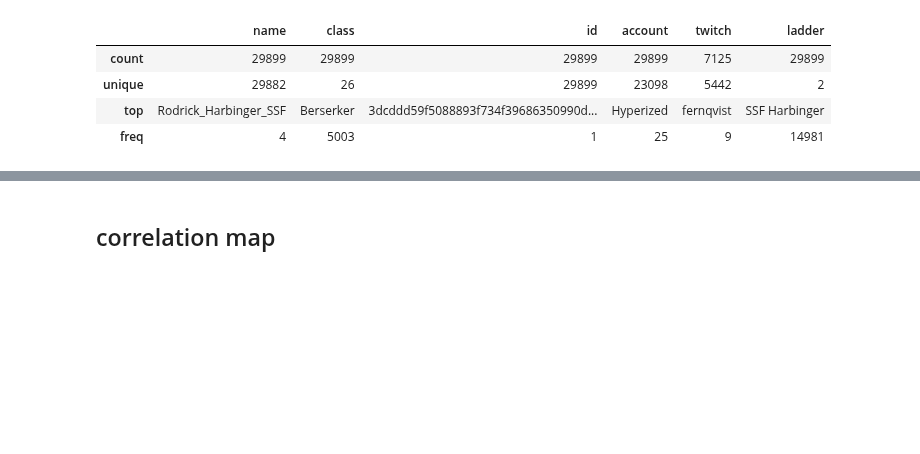
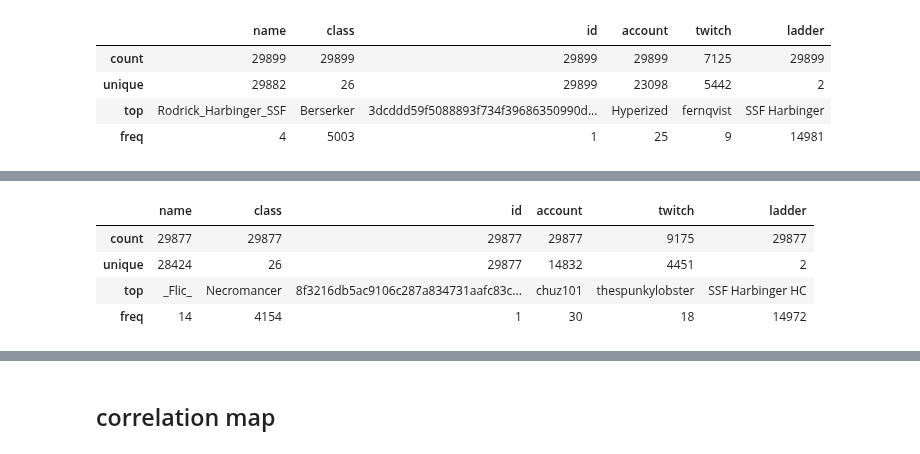
Before and after one commit to Angela-Park-JE/TIL_ver1, a Jupyter notebook: ToyPJT-POE_user/poe_stats_3_EDA_1.ipynb, the cells around one changed output, grey strips where cells are left out. Cells and saved outputs as stored; diff of their text form; code cells hidden in the pictures; blank space fills up the shorter version.

```diff
--- a/ToyPJT-POE_user/poe_stats_3_EDA_1.ipynb
+++ b/ToyPJT-POE_user/poe_stats_3_EDA_1.ipynb
@@ -430,0 +444,8 @@ challenge는 전체에서보다 +2~3 회 정도 더 되는 것으로 나타났
+# %%
+hc.describe(include='object')
+# %% [output]
+|  | name | class | id | account | twitch | ladder |
+| count | 29877 | 29877 | 29877 | 29877 | 9175 | 29877 |
+| unique | 28424 | 26 | 29877 | 14832 | 4451 | 2 |
+| top | _Flic_ | Necromancer | 8f3216db5ac9106c287a834731aafc83c... | chuz101 | thespunkylobster | SSF Harbinger HC |
+| freq | 14 | 4154 | 1 | 30 | 18 | 14972 |
```
Also changed, not shown: parts of 12 cells of this notebook.
